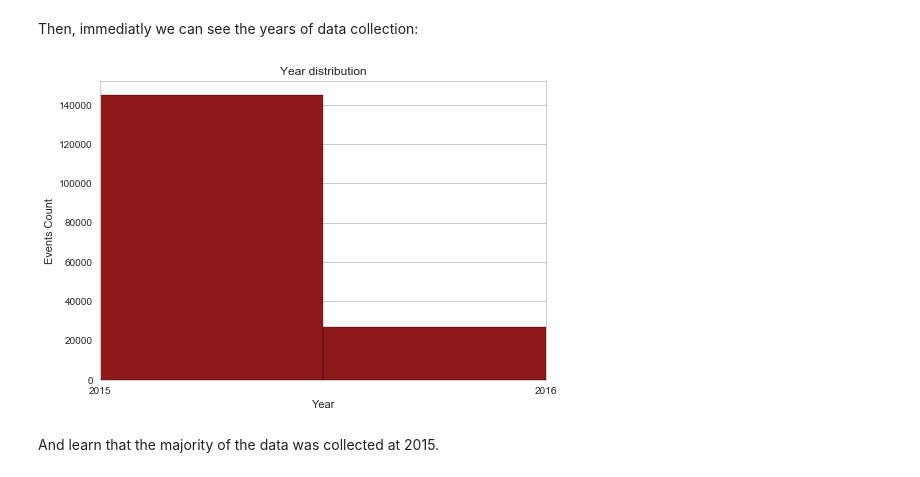
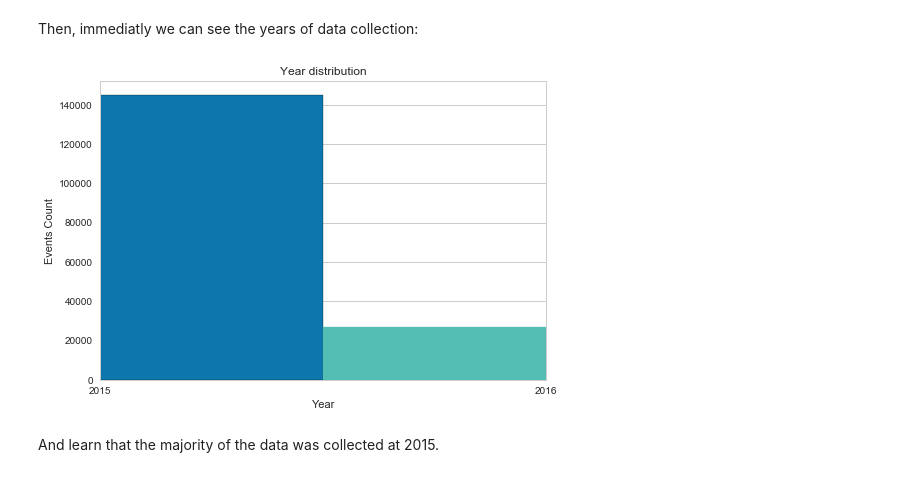
Before and after one commit to dmrib/daytripper, a Jupyter notebook: daytripper/VASTChallenge2017.ipynb, the cells around one changed output. Cells and saved outputs as stored; diff of their text form; code cells hidden in the pictures.

Commit message:
Major visualizations refactor

```diff
--- a/daytripper/VASTChallenge2017.ipynb
+++ b/daytripper/VASTChallenge2017.ipynb
@@ -101,16 +193,16 @@ time_data.head()
 <p>Then, immediatly we can see the years of data collection: </p>
 # %%
 fig, ax = plt.subplots()
-ax.hist(time_data['year'], bins=2, ec='k', color='#8D1919')
+ax.hist(time_data['year'], bins=2, ec='k', color='#0C77AD')
 ax.set_title('Year distribution')
 ax.set_xlabel('Year')
 ax.set_ylabel('Events Count')
 ax.set_xticks(range(2015, 2017, 1))
 ax.set_xlim(range(2015, 2017, 1))
-
+ax.get_children()[1].set_color('#54BEB4')
 plt.show()
 # %% [output]
-[figure, old version]
+[figure, new version]
 # %% [markdown]
 <p>And learn that the majority of the data was collected at 2015.</p>
 # %% [markdown]
```
Also changed, not shown: parts of 46 cells of this notebook.
